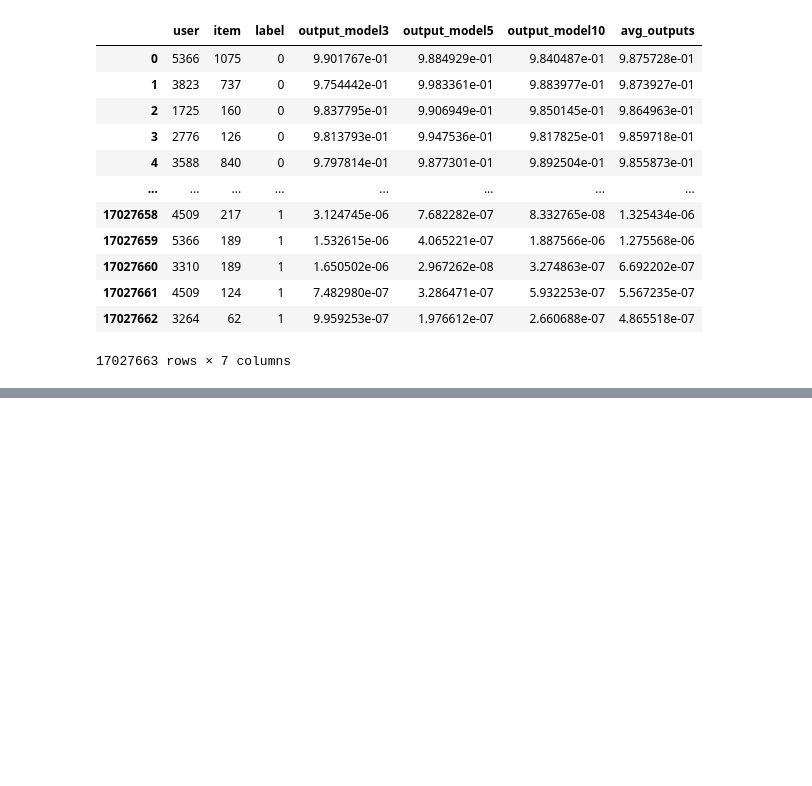
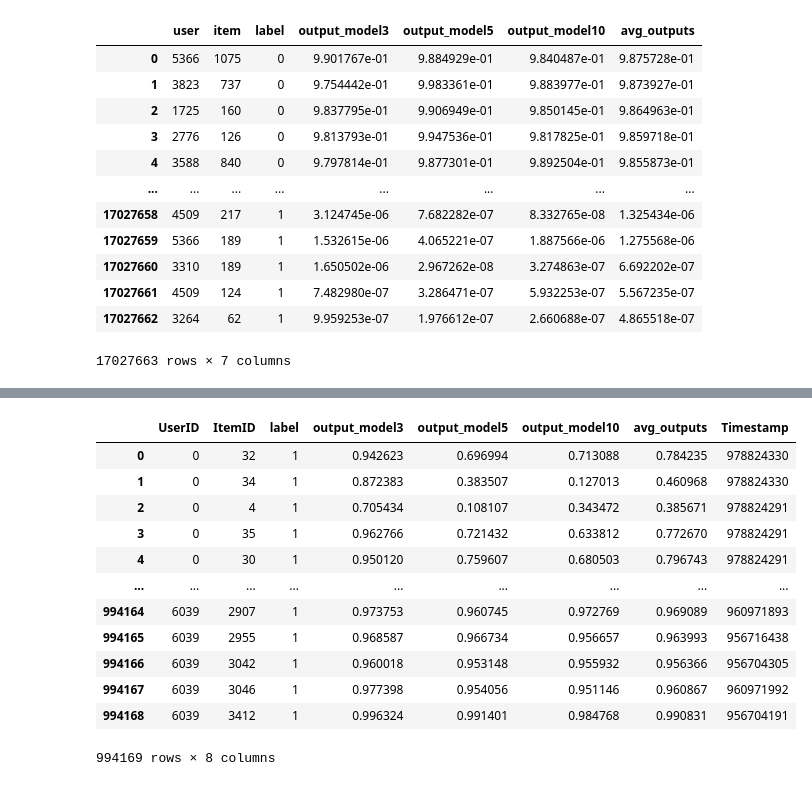
Before and after one commit to panchaldhruv27223/NCF_Recommendation, a Jupyter notebook: NCF_Pytorch/Custom_User_centric_batch/get_data_info.ipynb, the cells around one changed output, grey strips where cells are left out. Saved outputs shown, nothing was run; the diff lists cells and outputs as text; code cells hidden in the pictures; blank space fills up the shorter version.

```diff
--- a/NCF_Pytorch/Custom_User_centric_batch/get_data_info.ipynb
+++ b/NCF_Pytorch/Custom_User_centric_batch/get_data_info.ipynb
@@ -968,0 +1035,3 @@ El2n_75_data.to_csv("El2n_75_data.csv", index=False)
+# %%
+positive_df = df[df["label"]==1]
+positive_df
@@ -968,0 +1076,3 @@ El2n_75_data.to_csv("El2n_75_data.csv", index=False)
+# %%
+positive_df.columns = ["UserID","ItemID", "label", "output_model3", "output_model5", "output_model10","avg_outputs"]
+positive_df
@@ -968,0 +1093,21 @@ El2n_75_data.to_csv("El2n_75_data.csv", index=False)
+# %%
+
+d = pd.read_csv("/home/dhruv/Documents/NCF/NCF_Recommendation/NCF_Pytorch/train_data.csv")
+
+all_positive = positive_df.merge(d[['UserID', 'ItemID', 'Timestamp']], on=['UserID', 'ItemID'], how='left')
+
+all_positive
+# %% [output]
+|  | UserID | ItemID | label | output_model3 | output_model5 | output_model10 | avg_outputs | Timestamp |
+| 0 | 0 | 32 | 1 | 0.942623 | 0.696994 | 0.713088 | 0.784235 | 978824330 |
+| 1 | 0 | 34 | 1 | 0.872383 | 0.383507 | 0.127013 | 0.460968 | 978824330 |
+| 2 | 0 | 4 | 1 | 0.705434 | 0.108107 | 0.343472 | 0.385671 | 978824291 |
+| 3 | 0 | 35 | 1 | 0.962766 | 0.721432 | 0.633812 | 0.772670 | 978824291 |
+| 4 | 0 | 30 | 1 | 0.950120 | 0.759607 | 0.680503 | 0.796743 | 978824291 |
+| ... | ... | ... | ... | ... | ... | ... | ... | ... |
+| 994164 | 6039 | 2907 | 1 | 0.973753 | 0.960745 | 0.972769 | 0.969089 | 960971893 |
+| 994165 | 6039 | 2955 | 1 | 0.968587 | 0.966734 | 0.956657 | 0.963993 | 956716438 |
+| 994166 | 6039 | 3042 | 1 | 0.960018 | 0.953148 | 0.955932 | 0.956366 | 956704305 |
+| 994167 | 6039 | 3046 | 1 | 0.977398 | 0.954056 | 0.951146 | 0.960867 | 960971992 |
+| 994168 | 6039 | 3412 | 1 | 0.996324 | 0.991401 | 0.984768 | 0.990831 | 956704191 |
+994169 rows × 8 columns
```
Also changed, not shown: parts of 41 cells of this notebook, 4 other files.
